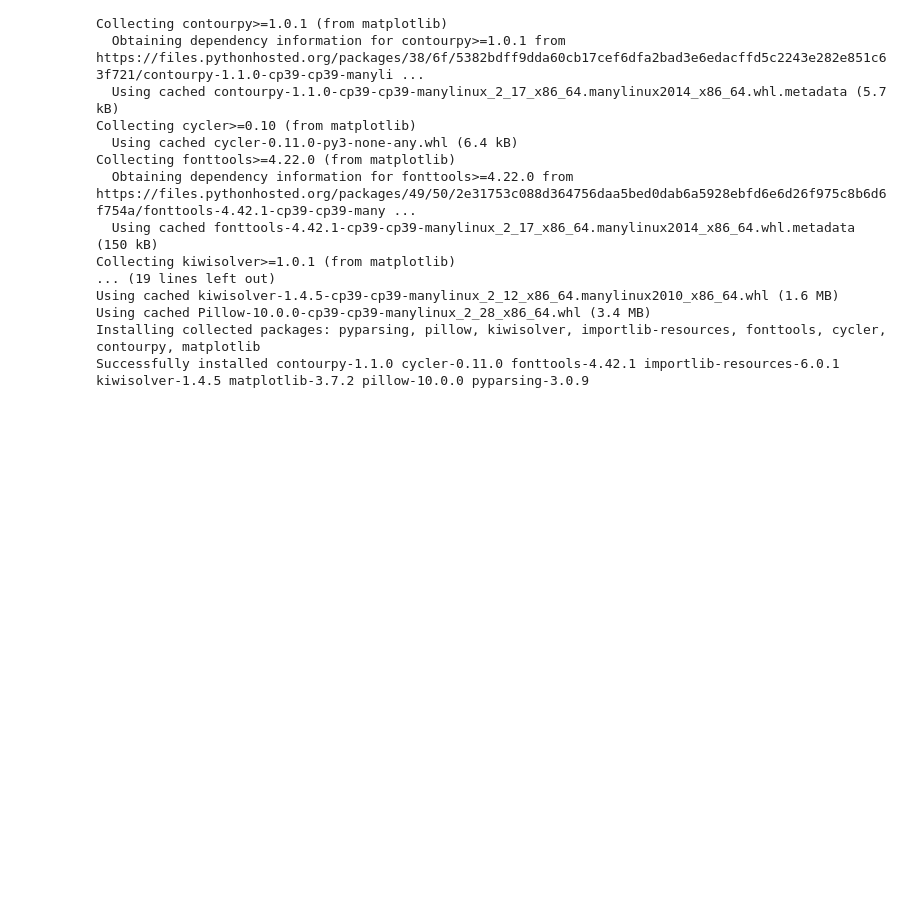
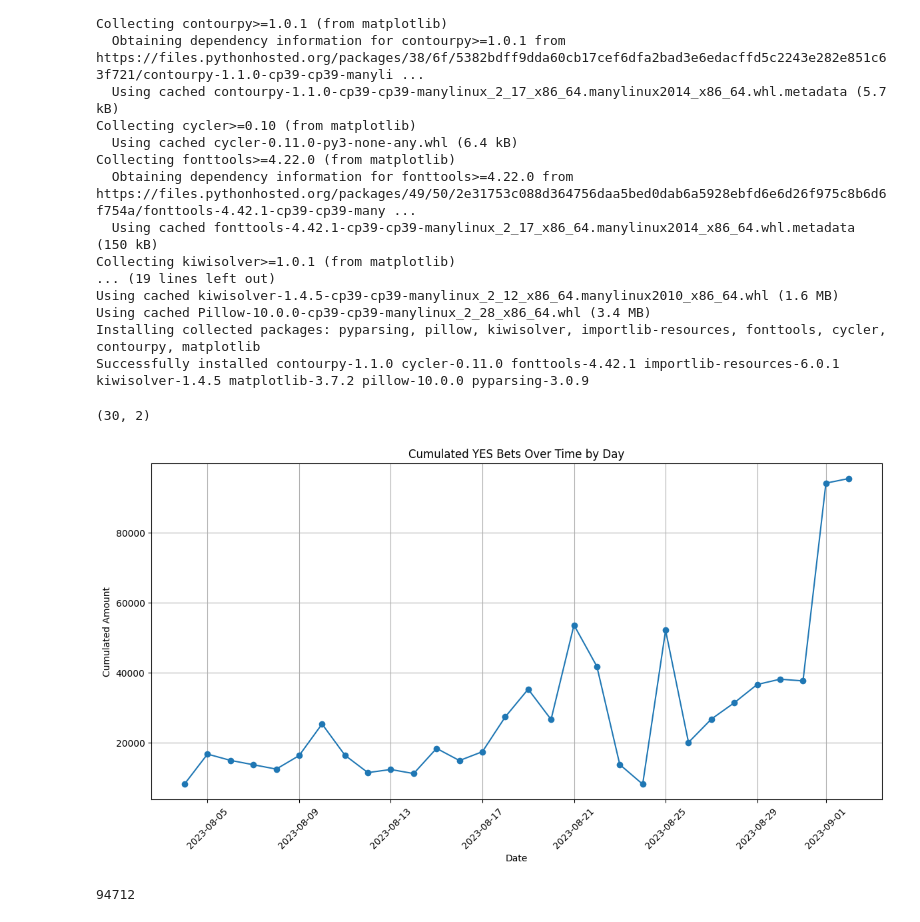
Before and after one commit to pwdel/gpu-jupyter-tensorflow, a Jupyter notebook: volumebindmount/API_TEST.ipynb, the cells around one changed output. Saved outputs shown, nothing was run; the diff lists cells and outputs as text; code cells hidden in the pictures; blank space fills up the shorter version.

```diff
--- a/volumebindmount/API_TEST.ipynb
+++ b/volumebindmount/API_TEST.ipynb
@@ -149,3 +147,50 @@ Using cached kiwisolver-1.4.5-cp39-cp39-manylinux_2_12_x86_64.manylinux2010_x86_
 Using cached Pillow-10.0.0-cp39-cp39-manylinux_2_28_x86_64.whl (3.4 MB)
 Installing collected packages: pyparsing, pillow, kiwisolver, importlib-resources, fonttools, cycler, contourpy, matplotlib
 Successfully installed contourpy-1.1.0 cycler-0.11.0 fonttools-4.42.1 importlib-resources-6.0.1 kiwisolver-1.4.5 matplotlib-3.7.2 pillow-10.0.0 pyparsing-3.0.9
+# %%
+data = ping_api('ubbets','details')
+df = pd.DataFrame(data['ubbets'])
+headers = ping_api('ubbets','headers')['ubbets_headers']
+df.columns = headers
+
+
+def cumulate_yes_bets(dataframe):
+    # Filtering for 'YES' bets
+    yes_bets = dataframe[dataframe['outcome'] == 'YES'].copy()  # Creating a copy to avoid warning
+
+    # Convert timestamp to date
+    yes_bets['Date'] = pd.to_datetime(yes_bets['created_time'], unit='ms').dt.date
+
+    # Group by Date and sum the amounts
+    cumulated_bets = yes_bets.groupby('Date')['amount'].sum().reset_index()
+
+    # Sorting by Date
+    cumulated_bets = cumulated_bets.sort_values(by='Date')
+
+    return cumulated_bets
+
+cumulated_yes_bets = cumulate_yes_bets(df)
+print(cumulated_yes_bets.shape)
+
+
+import matplotlib.pyplot as plt
+
+def plot_cumulated_bets(cumulated_data):
+    plt.figure(figsize=(12, 6))
+    plt.plot(cumulated_data['Date'], cumulated_data['amount'], marker='o', linestyle='-')
+    plt.title('Cumulated YES Bets Over Time by Day')
+    plt.xlabel('Date')
+    plt.ylabel('Cumulated Amount')
+    plt.grid(True)
+    plt.tight_layout()
+    plt.xticks(rotation=45)
+    plt.show()
+
+plot_cumulated_bets(cumulated_yes_bets)
+# %% [output]
+(30, 2)
+[figure, added]
+# %%
+print(df.shape[0])
+# %% [output]
+94712
```
Also changed, not shown: parts of 28 cells of this notebook, 5 other files.
